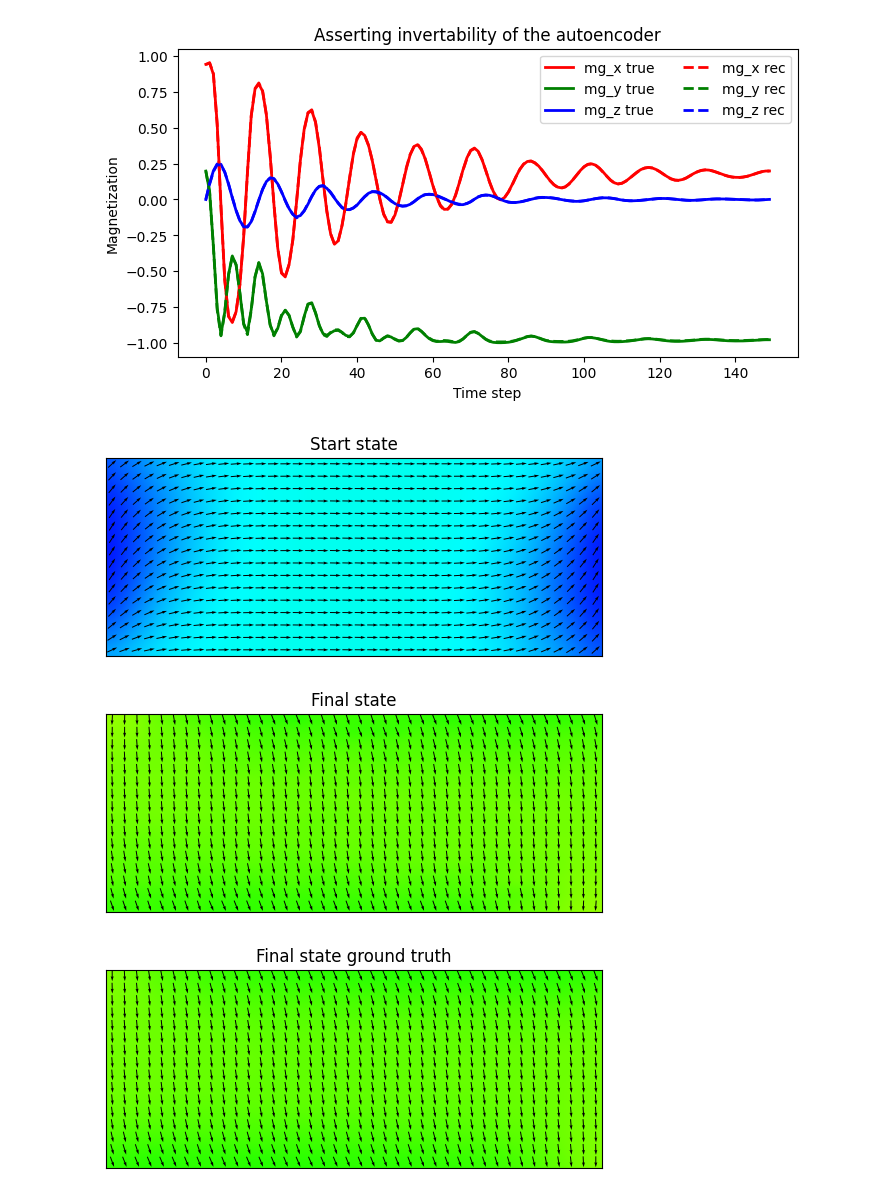
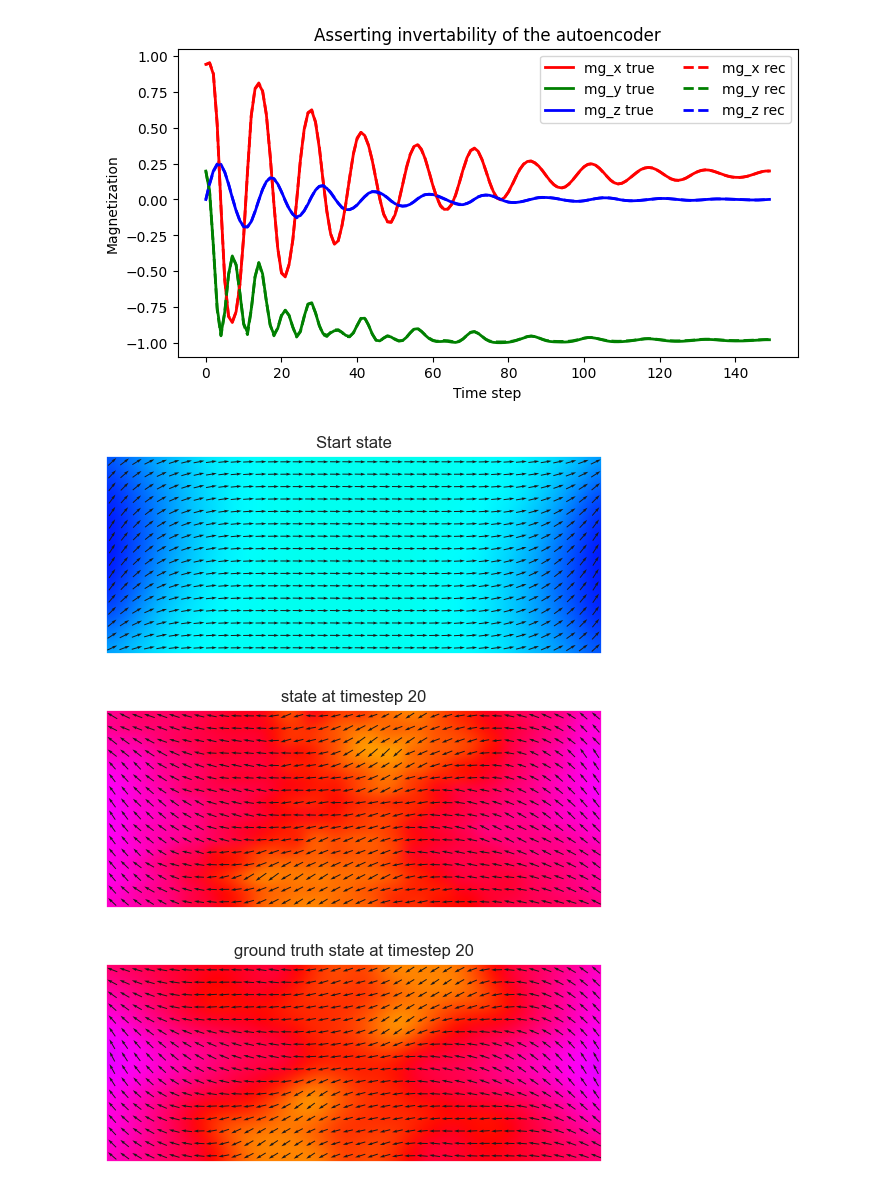
Before and after one commit to cmt-dtu-energy/koopman-magnetics, a Jupyter notebook: nbs/KoopmanAECNN_eval.ipynb, the cells around one changed output. Saved outputs shown, nothing was run; the diff lists cells and outputs as text; code cells hidden in the pictures.

```diff
--- a/nbs/KoopmanAECNN_eval.ipynb
+++ b/nbs/KoopmanAECNN_eval.ipynb
@@ -232,11 +271,12 @@ plt.show()
 [figure]
 # %%
 res = np.array([40, 16, 1])
+middle_state = 20
 
 plot_M_thin_film(Ypreds[field_idx][0], res, "Start state")
-plot_M_thin_film(Ypreds[field_idx][-1], res, "Final state")
-plot_M_thin_film(DATA[test_indices[field_idx]][-1], res, "Final state ground truth")
+plot_M_thin_film(Ypreds[field_idx][middle_state], res, f"state at timestep {middle_state}")
+plot_M_thin_film(DATA[test_indices[field_idx]][middle_state], res, f"ground truth state at timestep {middle_state}")
 # %% [output]
-[figure, old version]
+[figure, new version]
-[figure, old version]
+[figure, new version]
-[figure, old version]
+[figure, new version]
```
Also changed, not shown: parts of 8 cells of this notebook.
